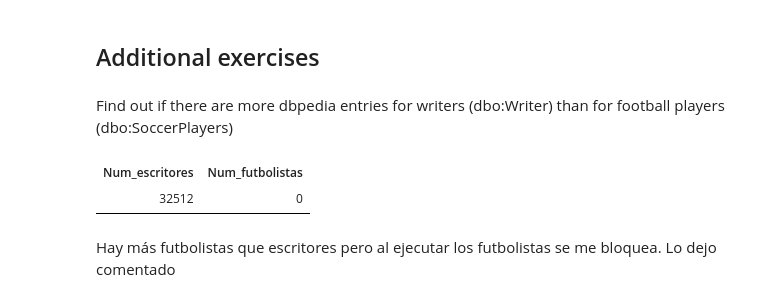
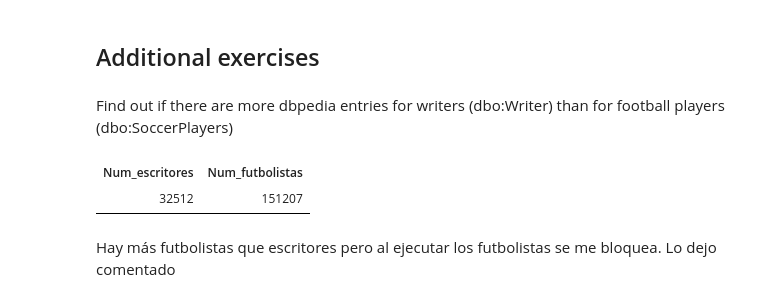
Before and after one commit to carlosv5/sparql, a Jupyter notebook: SPARQL.ipynb, the cells around one changed output. Saved outputs shown, nothing was run; the diff lists cells and outputs as text; code cells hidden in the pictures.

```diff
--- a/SPARQL.ipynb
+++ b/SPARQL.ipynb
@@ -986,22 +986,23 @@ Find out if there are more dbpedia entries for writers (dbo:Writer) than for foo
 # %%
 %%sparql
 
 PREFIX rdfs: <http://www.w3.org/2000/01/rdf-schema#>
 PREFIX dct:<http://purl.org/dc/terms/>
 PREFIX dbc:<http://dbpedia.org/resource/Category:>
 PREFIX dbr:<http://dbpedia.org/resource/>
 PREFIX dbo:<http://dbpedia.org/ontology/>
 
 SELECT COUNT(DISTINCT ?escritor) as ?Num_escritores, COUNT(DISTINCT ?futbolista) as ?Num_futbolistas
 
 WHERE {
-    ?escritor rdf:type dbo:Writer .
-    #?futbolista  rdf:type dbo:SoccerPlayer .
+
+    {?escritor rdf:type dbo:Writer .}
+    UNION
+    {?futbolista  rdf:type dbo:SoccerPlayer .}
 }
-LIMIT 1000
 # %% [output]
 | Num_escritores | Num_futbolistas |
-| 32512 | 0 |
+| 32512 | 151207 |
 # %% [markdown]
 Hay más futbolistas que escritores pero al ejecutar los futbolistas se me bloquea. Lo dejo comentado
 # %% [markdown]
```
Also changed, not shown: parts of 13 cells of this notebook.
